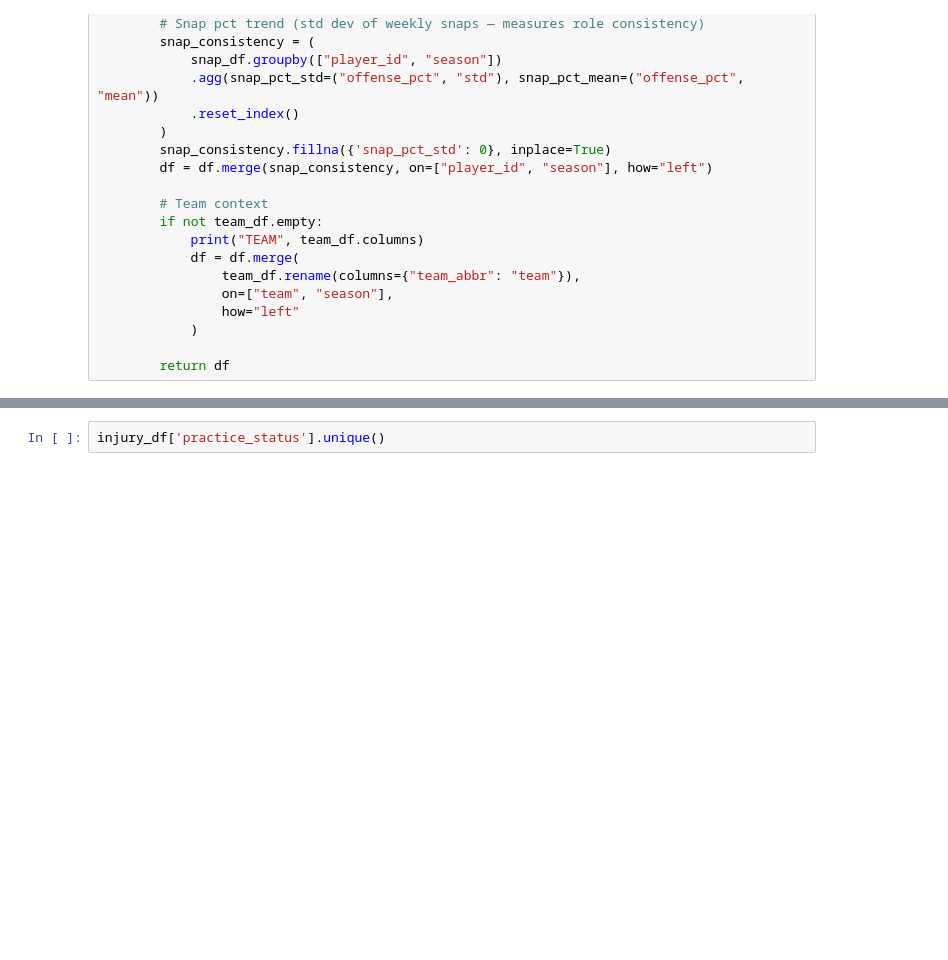
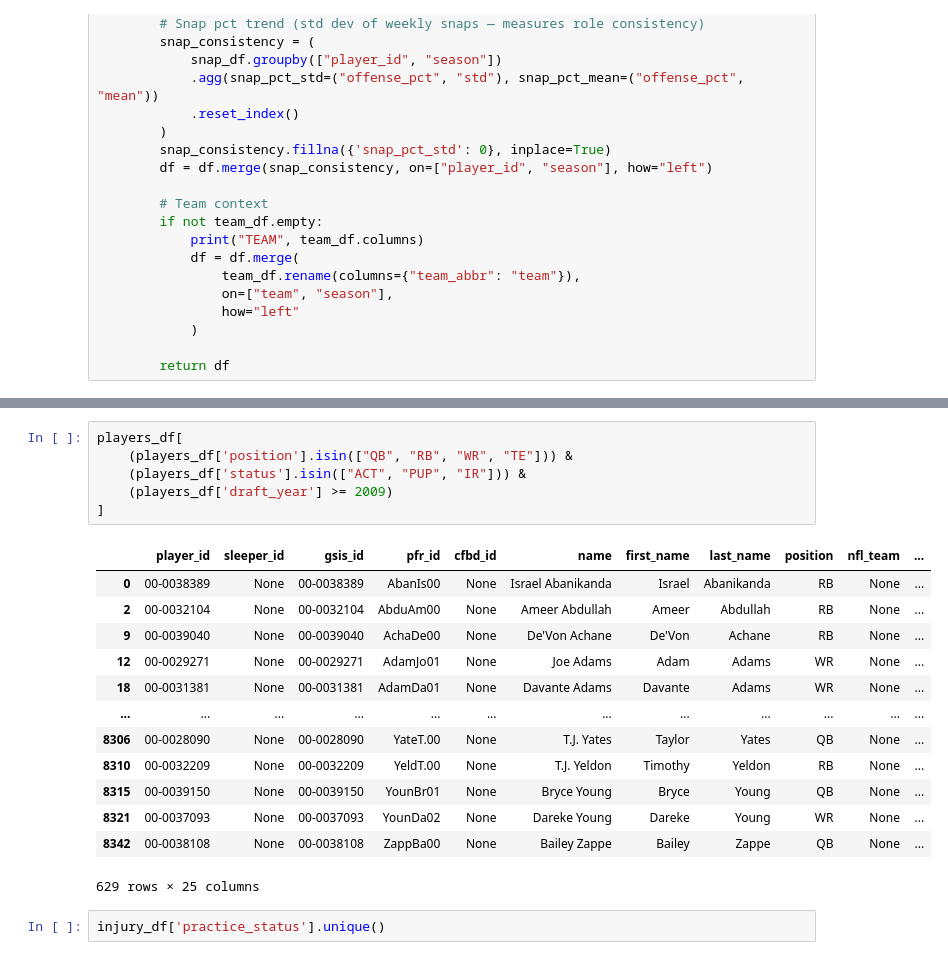
Before and after one commit to sandeeptiwari6/dynasty-ai-engine, a Jupyter notebook: notebooks/01_data_ingestion/04_feature_engineering.ipynb, the cells around one changed output, grey strips where cells are left out. Drawn from its saved outputs; the diff is of its cells as text; blank space fills up the shorter version.

```diff
--- a/notebooks/01_data_ingestion/04_feature_engineering.ipynb
+++ b/notebooks/01_data_ingestion/04_feature_engineering.ipynb
@@ -208,3 +218,23 @@ injury_df
+# %%
+players_df[
+    (players_df['position'].isin(["QB", "RB", "WR", "TE"])) &
+    (players_df['status'].isin(["ACT", "PUP", "IR"])) &
+    (players_df['draft_year'] >= 2009)
+]
+# %% [output]
+|  | player_id | sleeper_id | gsis_id | pfr_id | cfbd_id | name | first_name | last_name | position | nfl_team | ... |
+| 0 | 00-0038389 | None | 00-0038389 | AbanIs00 | None | Israel Abanikanda | Israel | Abanikanda | RB | None | ... |
+| 2 | 00-0032104 | None | 00-0032104 | AbduAm00 | None | Ameer Abdullah | Ameer | Abdullah | RB | None | ... |
+| 9 | 00-0039040 | None | 00-0039040 | AchaDe00 | None | De'Von Achane | De'Von | Achane | RB | None | ... |
+| 12 | 00-0029271 | None | 00-0029271 | AdamJo01 | None | Joe Adams | Adam | Adams | WR | None | ... |
+| 18 | 00-0031381 | None | 00-0031381 | AdamDa01 | None | Davante Adams | Davante | Adams | WR | None | ... |
+| ... | ... | ... | ... | ... | ... | ... | ... | ... | ... | ... | ... |
+| 8306 | 00-0028090 | None | 00-0028090 | YateT.00 | None | T.J. Yates | Taylor | Yates | QB | None | ... |
+| 8310 | 00-0032209 | None | 00-0032209 | YeldT.00 | None | T.J. Yeldon | Timothy | Yeldon | RB | None | ... |
+| 8315 | 00-0039150 | None | 00-0039150 | YounBr01 | None | Bryce Young | Bryce | Young | QB | None | ... |
+| 8321 | 00-0037093 | None | 00-0037093 | YounDa02 | None | Dareke Young | Dareke | Young | WR | None | ... |
+| 8342 | 00-0038108 | None | 00-0038108 | ZappBa00 | None | Bailey Zappe | Bailey | Zappe | QB | None | ... |
+629 rows × 25 columns
 # %%
 injury_df['practice_status'].unique()
 # %% [output]
```
Also changed, not shown: parts of 14 cells of this notebook, 19 other files.
